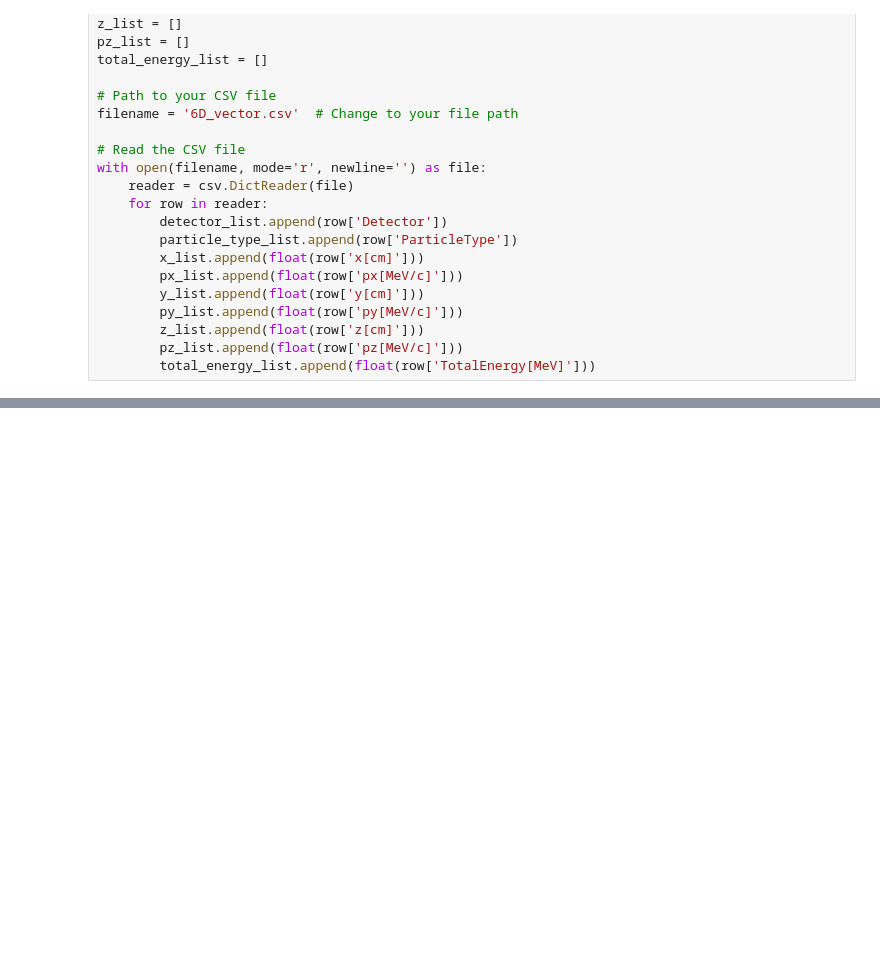
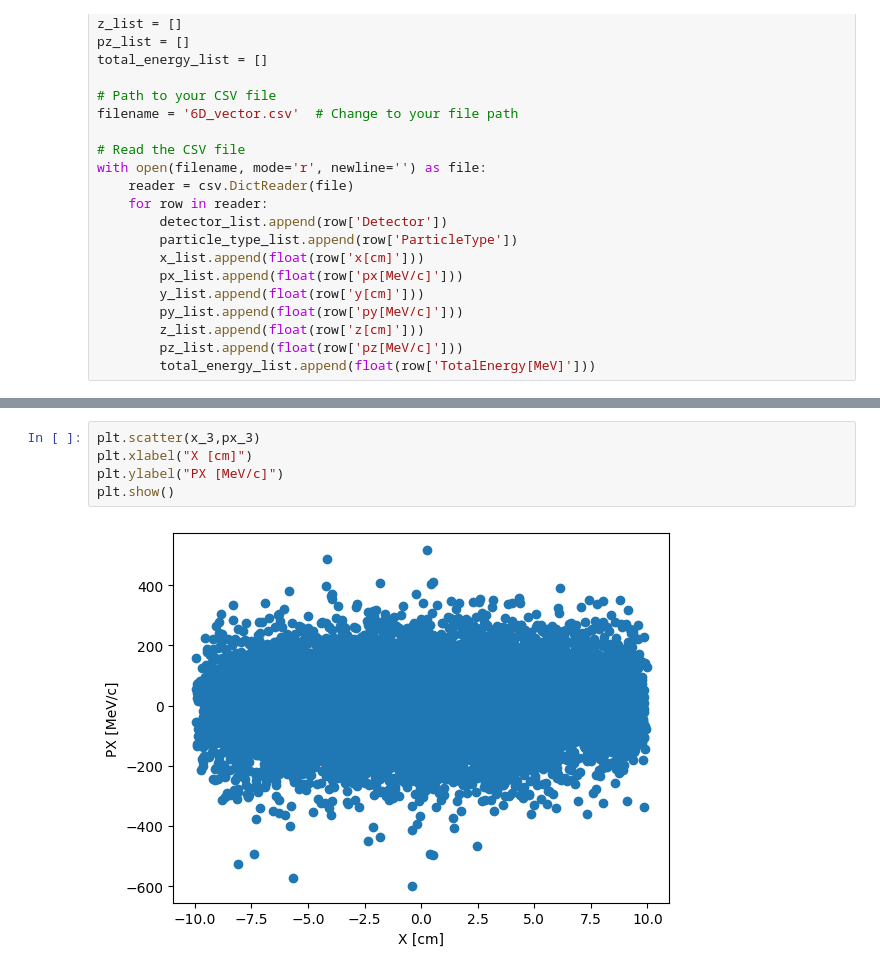
Before and after one commit to prateekraouw/Geant4_new_geo, a Jupyter notebook: build/plot.ipynb, the cells around one changed output, grey strips where cells are left out. Drawn from its saved outputs; the diff is of its cells as text; blank space fills up the shorter version.

```diff
--- a/build/plot.ipynb
+++ b/build/plot.ipynb
@@ -385,0 +428,7 @@ plt.scatter(x_4,px_4)
+# %%
+plt.scatter(x_3,px_3)
+plt.xlabel("X [cm]")
+plt.ylabel("PX [MeV/c]")
+plt.show()
+# %% [output]
+[figure, added]
```
Also changed, not shown: parts of 28 cells of this notebook, 32 other files.
